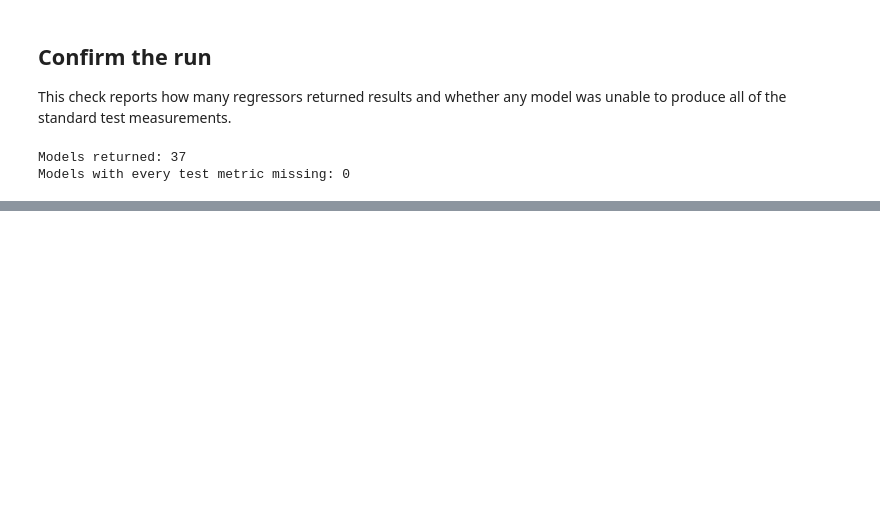
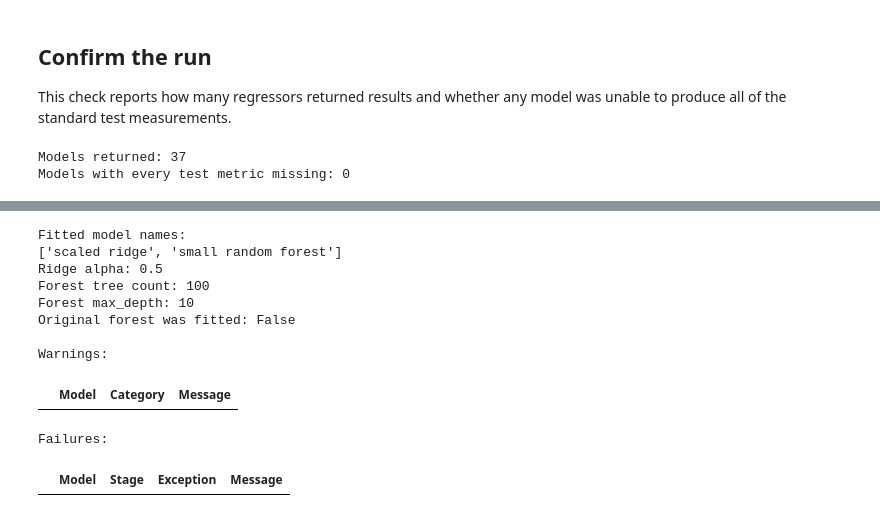
Before and after one commit to LOVE-DOCTOR/MultiTrain, a Jupyter notebook: regression.ipynb, the cells around one changed output, grey strips where cells are left out. Drawn from its saved outputs; the diff is of its cells as text; code cells hidden in the pictures; blank space fills up the shorter version.

```diff
--- a/regression.ipynb
+++ b/regression.ipynb
@@ -146,0 +207,26 @@ Models with every test metric missing: 0
+# %%
+print("Fitted model names:")
+print(list(configured_train.models_))
+fitted_ridge = configured_train.models_["scaled ridge"]
+fitted_forest = configured_train.models_["small random forest"]
+print(f"Ridge alpha: {fitted_ridge.get_params()['ridge__alpha']}")
+print(f"Forest tree count: {fitted_forest.n_estimators}")
+print(f"Forest max_depth: {fitted_forest.max_depth}")
+print(f"Original forest was fitted: {hasattr(source_forest, 'estimators_')}")
+print()
+print("Warnings:")
+display(configured_train.warnings_)
+print("Failures:")
+display(configured_train.failures_)
+# %% [output]
+Fitted model names:
+['scaled ridge', 'small random forest']
+Ridge alpha: 0.5
+Forest tree count: 100
+Forest max_depth: 10
+Original forest was fitted: False
+
+Warnings:
+|  | Model | Category | Message |
+Failures:
+|  | Model | Stage | Exception | Message |
```
Also changed, not shown: parts of 5 cells of this notebook, 41 other files.
